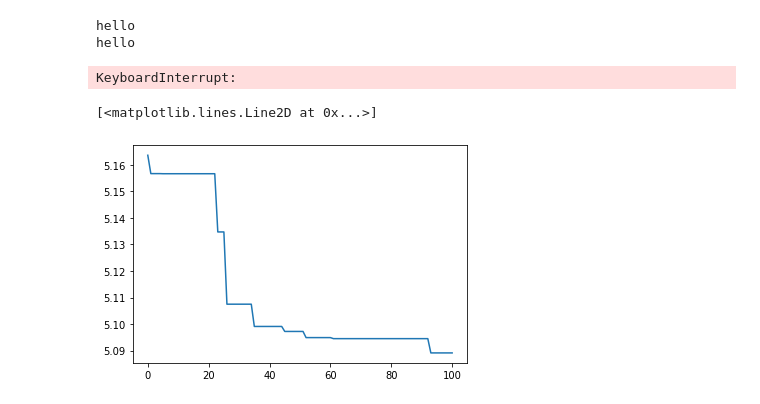
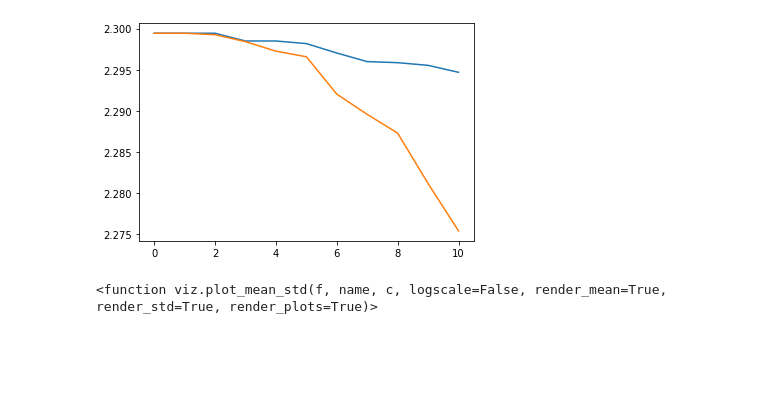
Before and after one commit to akarshkumar0101/evolved-neuroevolution, a Jupyter notebook: paper_nn.ipynb, the cells around one changed output. Drawn from its saved outputs; the diff is of its cells as text; code cells hidden in the pictures; blank space fills up the shorter version.

```diff
--- a/paper_nn.ipynb
+++ b/paper_nn.ipynb
@@ -27,7 +31,7 @@ class Net(nn.Module):
 # %%
 n_dim = util.count_params(Net())
 # %%
-device = 'cpu'
+device = 'cuda:0'
 net = models_pheno.BigConvNet()
 net = net.to(device)
 def fit_mnist(pop):
@@ -40,12 +42,13 @@ from tqdm.notebook import tqdm
 # %%
-pop = torch.randn(11, n_dim)/10.
-pops, fits = optim.run_evolution_base(pop, fit_mnist, 100, mr=1e-1, tqdm=tqdm)
+pop = torch.randn(21, n_dim)/10.
+pops, fits = optim.run_evolution_base(pop, fit_mnist, 10, mr=1e-2, tqdm=tqdm)
+plt.plot(fits.min(dim=-1).values)
+pops, fits, mrs, mr_fits = optim.run_evolution_ours(pop, fit_mnist, 10, n_mutpop=5, tqdm=tqdm)
+plt.plot(fits.min(dim=-1).values)
+plt.show()
 # %% [output]
-hello
-hello
-KeyboardInterrupt:
+[figure, added]
-# %%
-plt.plot(fits.min(dim=-1).values)
-# %% [output]
-[<matplotlib.lines.Line2D at 0x...>]
-[figure, removed]
+# %%
+viz.plot_mean_std(f, 'gsmr', 'r', )
+# %% [output]
+<function viz.plot_mean_std(f, name, c, logscale=False, render_mean=True, render_std=True, render_plots=True)>
```
Also changed, not shown: parts of 11 cells of this notebook, 5 other files.
